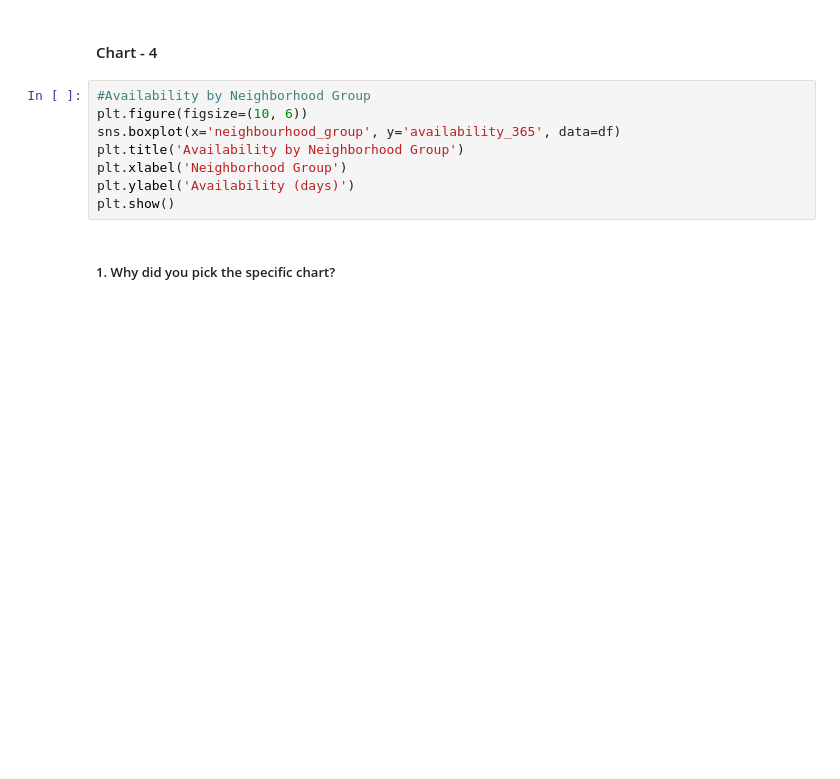
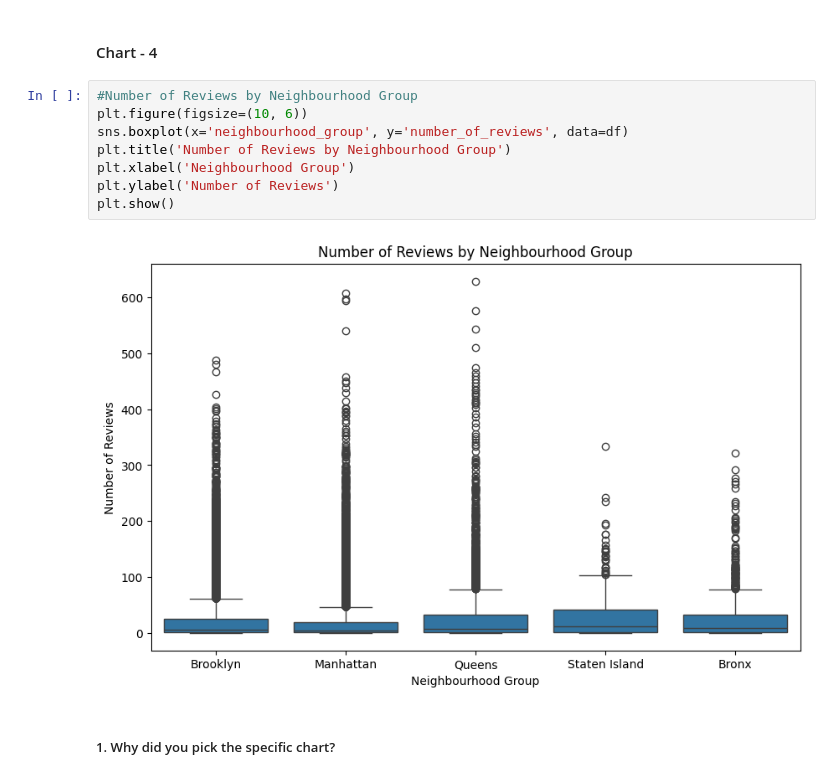
Before and after one commit to Manikanta898/AirBnb_Booking_Analysis, a Jupyter notebook: AirBnb_Bookings_Analysis_EDA_Submission.ipynb, the cells around one changed output. Saved outputs shown, nothing was run; the diff lists cells and outputs as text; blank space fills up the shorter version.

```diff
--- a/AirBnb_Bookings_Analysis_EDA_Submission.ipynb
+++ b/AirBnb_Bookings_Analysis_EDA_Submission.ipynb
@@ -257,13 +390,15 @@ Helps hosts on the most in-demand room types.
 # %% [markdown]
 #### Chart - 4
 # %%
-#Availability by Neighborhood Group
+#Number of Reviews by Neighbourhood Group
 plt.figure(figsize=(10, 6))
-sns.boxplot(x='neighbourhood_group', y='availability_365', data=df)
-plt.title('Availability by Neighborhood Group')
-plt.xlabel('Neighborhood Group')
-plt.ylabel('Availability (days)')
+sns.boxplot(x='neighbourhood_group', y='number_of_reviews', data=df)
+plt.title('Number of Reviews by Neighbourhood Group')
+plt.xlabel('Neighbourhood Group')
+plt.ylabel('Number of Reviews')
 plt.show()
+# %% [output]
+[figure, added]
 # %% [markdown]
 ##### 1. Why did you pick the specific chart?
 # %% [markdown]
```
Also changed, not shown: parts of 115 cells of this notebook.
